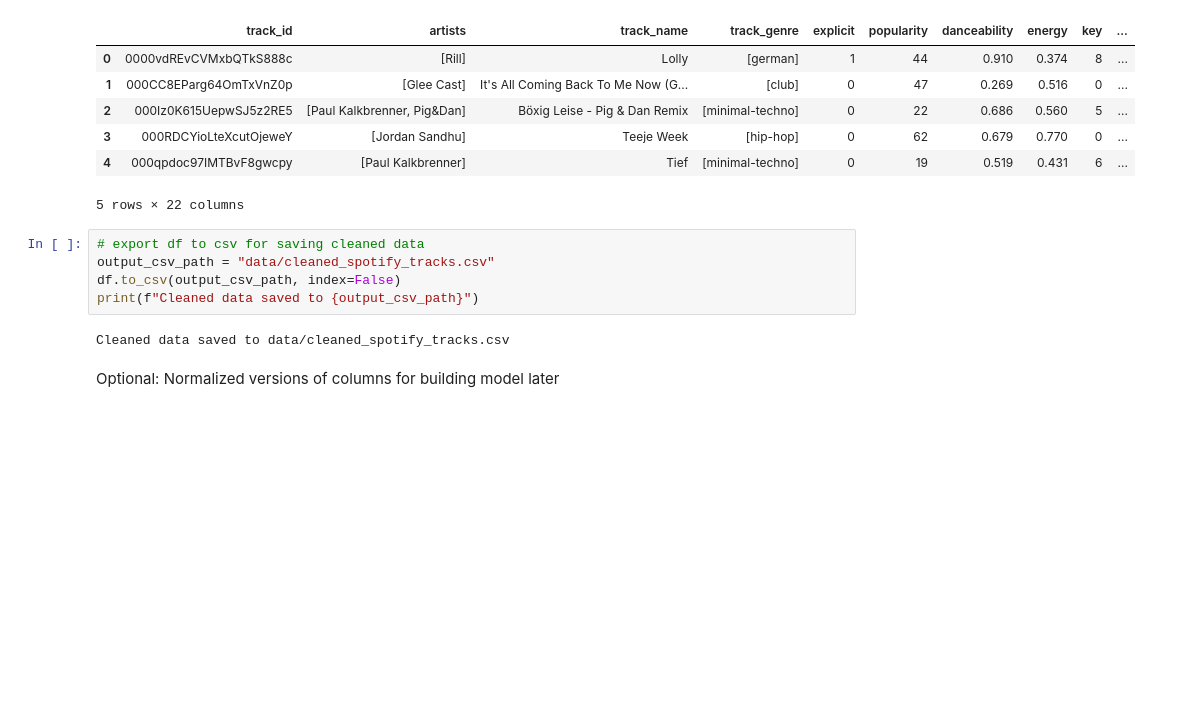
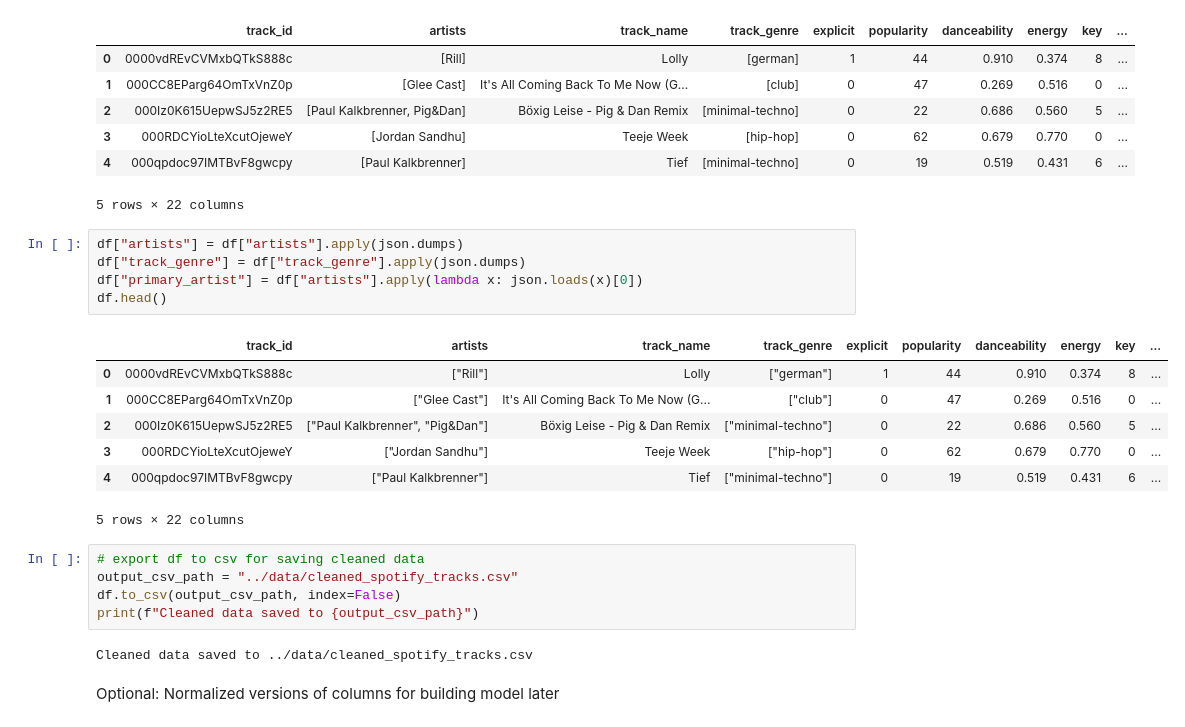
Before and after one commit to ammylin/DE-Final-Project-Sparkify, a Jupyter notebook: py_and_notebooks/02_clean_data.ipynb, the cells around one changed output. Cells and saved outputs as stored; diff of their text form; blank space fills up the shorter version.

Commit message:
Update genres and artists columns

```diff
--- a/py_and_notebooks/02_clean_data.ipynb
+++ b/py_and_notebooks/02_clean_data.ipynb
@@ -270,13 +269,26 @@ df.head()
 | 3 | 000RDCYioLteXcutOjeweY | [Jordan Sandhu] | Teeje Week | [hip-hop] | 0 | 62 | 0.679 | 0.770 | 0 | ... |
 | 4 | 000qpdoc97IMTBvF8gwcpy | [Paul Kalkbrenner] | Tief | [minimal-techno] | 0 | 19 | 0.519 | 0.431 | 6 | ... |
 5 rows × 22 columns
+# %%
+df["artists"] = df["artists"].apply(json.dumps)
+df["track_genre"] = df["track_genre"].apply(json.dumps)
+df["primary_artist"] = df["artists"].apply(lambda x: json.loads(x)[0])
+df.head()
+# %% [output]
+|  | track_id | artists | track_name | track_genre | explicit | popularity | danceability | energy | key | ... |
+| 0 | 0000vdREvCVMxbQTkS888c | ["Rill"] | Lolly | ["german"] | 1 | 44 | 0.910 | 0.374 | 8 | ... |
+| 1 | 000CC8EParg64OmTxVnZ0p | ["Glee Cast"] | It's All Coming Back To Me Now (G... | ["club"] | 0 | 47 | 0.269 | 0.516 | 0 | ... |
+| 2 | 000Iz0K615UepwSJ5z2RE5 | ["Paul Kalkbrenner", "Pig&Dan"] | Böxig Leise - Pig & Dan Remix | ["minimal-techno"] | 0 | 22 | 0.686 | 0.560 | 5 | ... |
+| 3 | 000RDCYioLteXcutOjeweY | ["Jordan Sandhu"] | Teeje Week | ["hip-hop"] | 0 | 62 | 0.679 | 0.770 | 0 | ... |
+| 4 | 000qpdoc97IMTBvF8gwcpy | ["Paul Kalkbrenner"] | Tief | ["minimal-techno"] | 0 | 19 | 0.519 | 0.431 | 6 | ... |
+5 rows × 22 columns
 # %%
 # export df to csv for saving cleaned data
-output_csv_path = "data/cleaned_spotify_tracks.csv"
+output_csv_path = "../data/cleaned_spotify_tracks.csv"
 df.to_csv(output_csv_path, index=False)
 print(f"Cleaned data saved to {output_csv_path}")
 # %% [output]
-Cleaned data saved to data/cleaned_spotify_tracks.csv
+Cleaned data saved to ../data/cleaned_spotify_tracks.csv
 # %% [markdown]
 Optional: Normalized versions of columns for building model later
 # %%
```
Also changed, not shown: parts of 2 cells of this notebook, 1 other file.
